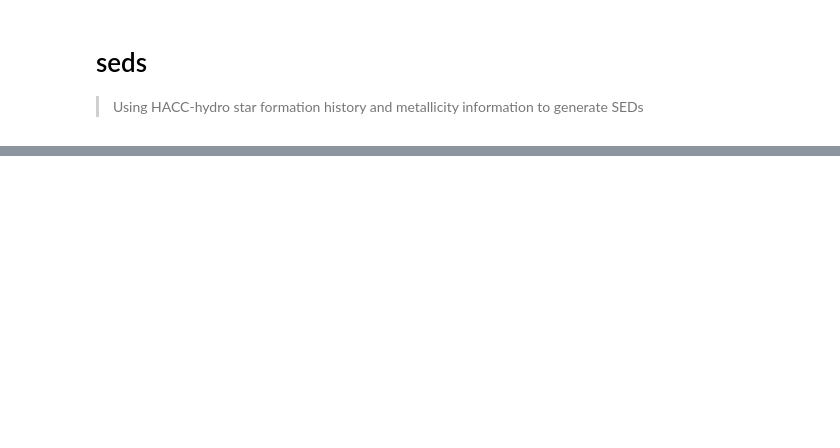
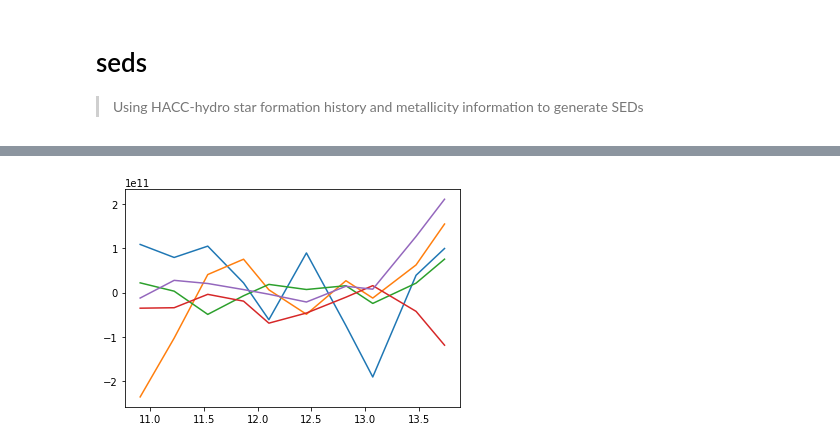
Before and after one commit to nesar/paint_hydro, a Jupyter notebook: nbs/00_seds.ipynb, the cells around one changed output, grey strips where cells are left out. Saved outputs shown, nothing was run; the diff lists cells and outputs as text; code cells hidden in the pictures; blank space fills up the shorter version.

```diff
--- a/nbs/00_seds.ipynb
+++ b/nbs/00_seds.ipynb
@@ -30,3 +127,39 @@ SyntaxError: EOL while scanning string literal (<unknown>, line 4)
+# %%
+#| export
+def cosmology_model(sim_name):
+    # Cosmic Age of all snapshots
+    sim = haccytrees.Simulation.simulations[sim_name]
+
+    cosmo = cosmology.setCosmology(sim_name, dict(
+        flat=True,
+        H0=sim.cosmo.h*100,
+        Om0=sim.cosmo.Omega_m,
+        Ob0=sim.cosmo.Omega_b,
+        sigma8=sim.cosmo.s8,
+        ns=sim.cosmo.ns
+    ))
+    return cosmo
+# %%
+#| export
+def load(hacc_sfh_file):
+    cosmo = cosmology_model("AlphaQ")
+    hacc_hydro_sm = np.loadtxt(hacc_sfh_file)
+    hydro_sm = hacc_hydro_sm[:, 0]
+    hydro_tt = cosmo.age(hacc_hydro_sm[:, 1])
+    return hydro_sm, hydro_tt
+# %%
+dirIn = '/lcrc/project/cosmo_ai/nramachandra/Projects/Hydro_paint/Data/SFHs/'
+
+plt.figure(32)
+
+for galID in range(9, 14):
+    fileIn = dirIn + 'gal' + str(galID) +'.txt'
+    hydro_sm, hydro_tt = load(fileIn)
+    plt.plot(hydro_tt, np.gradient(hydro_sm, hydro_tt))
+
+# plt.yscale('log')
+# %% [output]
+[figure, added]
 # %%
 assert adding(3, 4, 5)==12
 # %%
```
Also changed, not shown: parts of 10 cells of this notebook, 4 other files.
